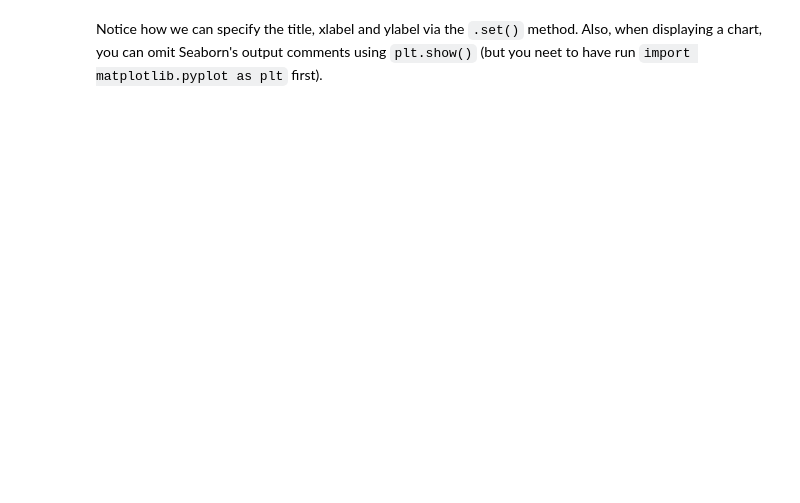
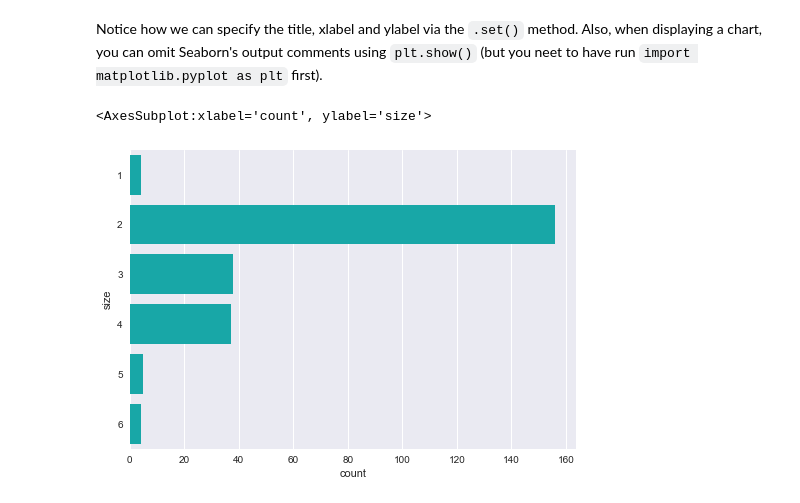
Before and after one commit to boolean-data-analytics/3.12.29-Data-Visualisation, a Jupyter notebook: 3.12.29 Data Visualisation.ipynb, the cells around one changed output. Saved outputs shown, nothing was run; the diff lists cells and outputs as text; code cells hidden in the pictures; blank space fills up the shorter version.

```diff
--- a/3.12.29 Data Visualisation.ipynb
+++ b/3.12.29 Data Visualisation.ipynb
@@ -245,5 +350,10 @@ sns.load_dataset('tips').head()
 # %% [markdown]
 Notice how we can specify the title, xlabel and ylabel via the `.set()` method. Also, when displaying a chart, you can omit Seaborn's output comments using `plt.show()` (but you neet to have run `import matplotlib.pyplot as plt` first).
+# %%
+sns.countplot(y='size', data=sns.load_dataset('tips'), color='c')
+# %% [output]
+<AxesSubplot:xlabel='count', ylabel='size'>
+[figure, added]
 # %%
 sns.countplot(y='size', data=sns.load_dataset('tips'), color='c').set(title='Count of tables by size',
                                                                       xlabel='Count of Tables',
```
Also changed, not shown: parts of 27 cells of this notebook, 1 other file.
